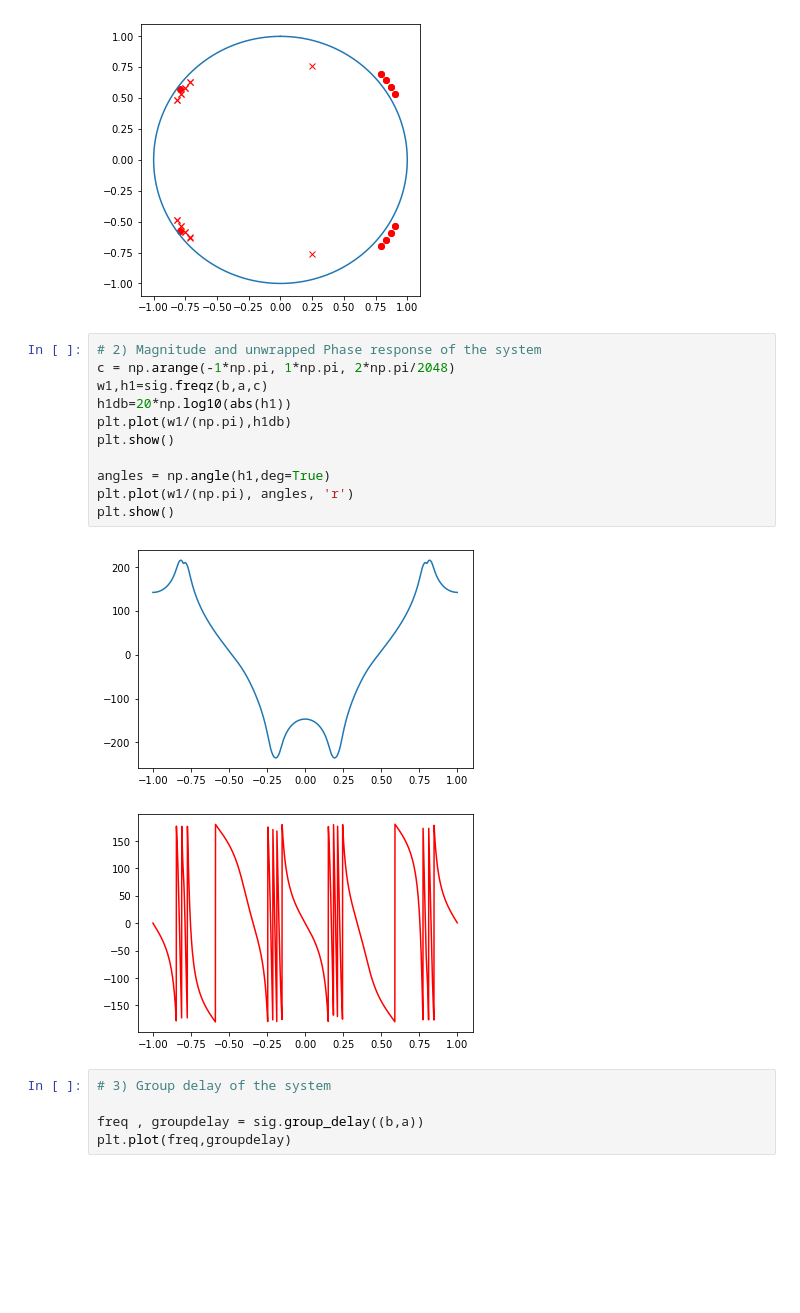
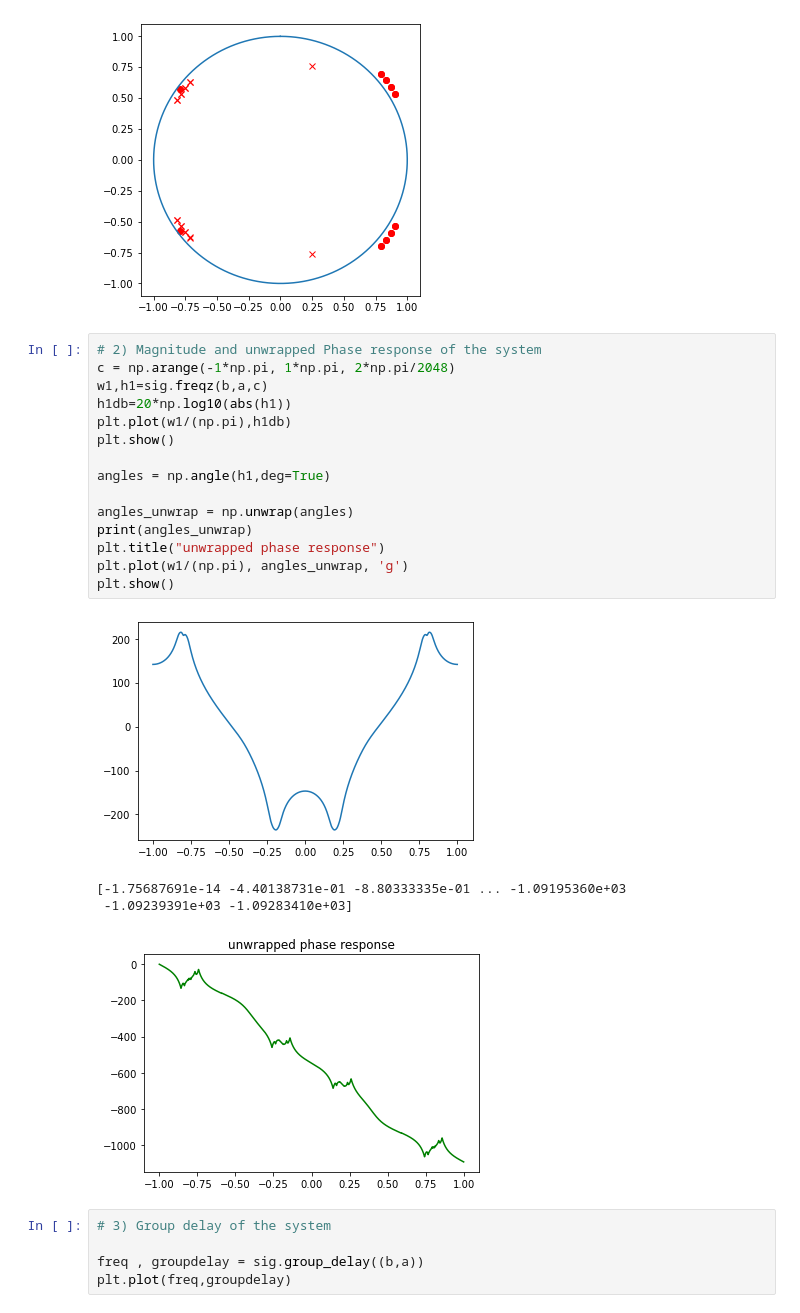
Before and after one commit to the-pinbo/EC211, a Jupyter notebook: Lab7/WEEK_7_ASSIGNMENT.ipynb, the cells around one changed output. Drawn from its saved outputs; the diff is of its cells as text; blank space fills up the shorter version.

```diff
--- a/Lab7/WEEK_7_ASSIGNMENT.ipynb
+++ b/Lab7/WEEK_7_ASSIGNMENT.ipynb
@@ -133,17 +133,23 @@ plt.show()
 # %%
 # 2) Magnitude and unwrapped Phase response of the system
 c = np.arange(-1*np.pi, 1*np.pi, 2*np.pi/2048)
 w1,h1=sig.freqz(b,a,c)
 h1db=20*np.log10(abs(h1))
 plt.plot(w1/(np.pi),h1db)
 plt.show()
 
 angles = np.angle(h1,deg=True)
-plt.plot(w1/(np.pi), angles, 'r')
+
+angles_unwrap = np.unwrap(angles)
+print(angles_unwrap)
+plt.title("unwrapped phase response")
+plt.plot(w1/(np.pi), angles_unwrap, 'g')
 plt.show()
 # %% [output]
 [figure]
+[-1.75687691e-14 -4.40138731e-01 -8.80333335e-01 ... -1.09195360e+03
+ -1.09239391e+03 -1.09283410e+03]
-[figure, old version]
+[figure, new version]
 # %%
 # 3) Group delay of the system
 
```
